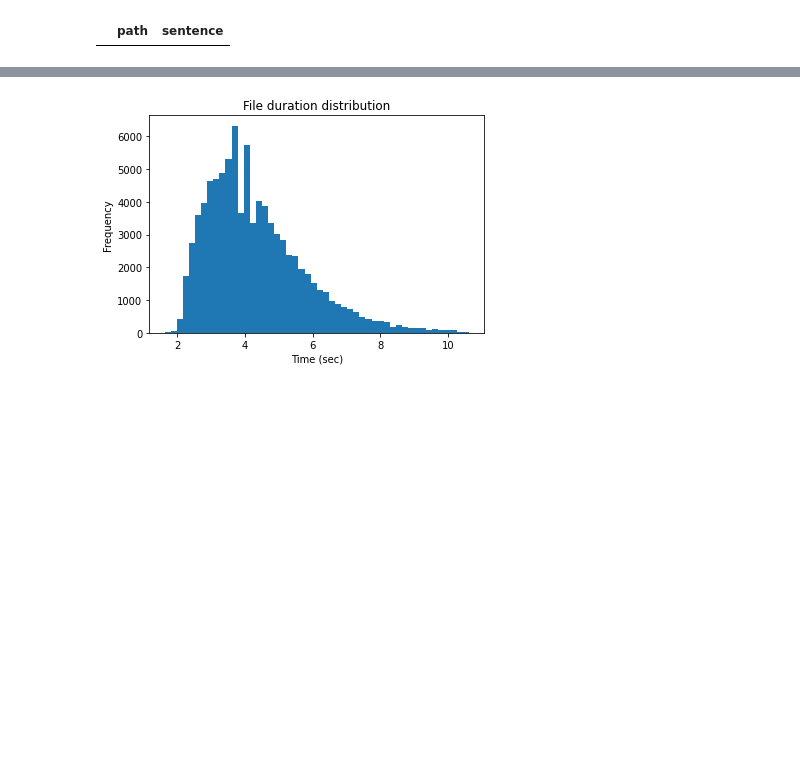
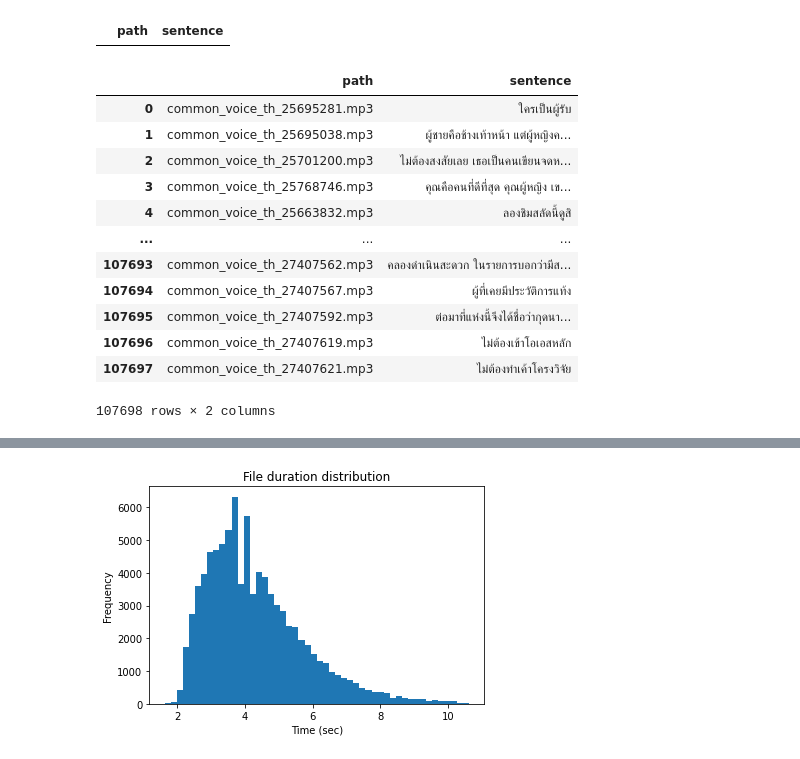
Before and after one commit to vistec-AI/wav2vec2-large-xlsr-53-th, a Jupyter notebook: notebooks/cv-preprocess.ipynb, the cells around one changed output, grey strips where cells are left out. Cells and saved outputs as stored; diff of their text form; code cells hidden in the pictures; blank space fills up the shorter version.

```diff
--- a/notebooks/cv-preprocess.ipynb
+++ b/notebooks/cv-preprocess.ipynb
@@ -332,0 +321,16 @@ preprocessed_test.to_csv("test.csv", index=False)
+# %%
+texts
+# %% [output]
+|  | path | sentence |
+| 0 | common_voice_th_25695281.mp3 | ใครเป็นผู้รับ |
+| 1 | common_voice_th_25695038.mp3 | ผู้ชายคือช้างเท้าหน้า แต่ผู้หญิงค... |
+| 2 | common_voice_th_25701200.mp3 | ไม่ต้องสงสัยเลย เธอเป็นคนเขียนจดห... |
+| 3 | common_voice_th_25768746.mp3 | คุณคือคนที่ดีที่สุด คุณผู้หญิง เข... |
+| 4 | common_voice_th_25663832.mp3 | ลองชิมสลัดนี้ดูสิ |
+| ... | ... | ... |
+| 107693 | common_voice_th_27407562.mp3 | คลองดำเนินสะดวก ในรายการบอกว่ามีส... |
+| 107694 | common_voice_th_27407567.mp3 | ผู้ที่เคยมีประวัติการแท้ง |
+| 107695 | common_voice_th_27407592.mp3 | ต่อมาที่แห่งนี้จึงได้ชื่อว่ากุดนา... |
+| 107696 | common_voice_th_27407619.mp3 | ไม่ต้องเข้าโอเอสหลัก |
+| 107697 | common_voice_th_27407621.mp3 | ไม่ต้องทำเค้าโครงวิจัย |
+107698 rows × 2 columns
```
Also changed, not shown: parts of 10 cells of this notebook.
